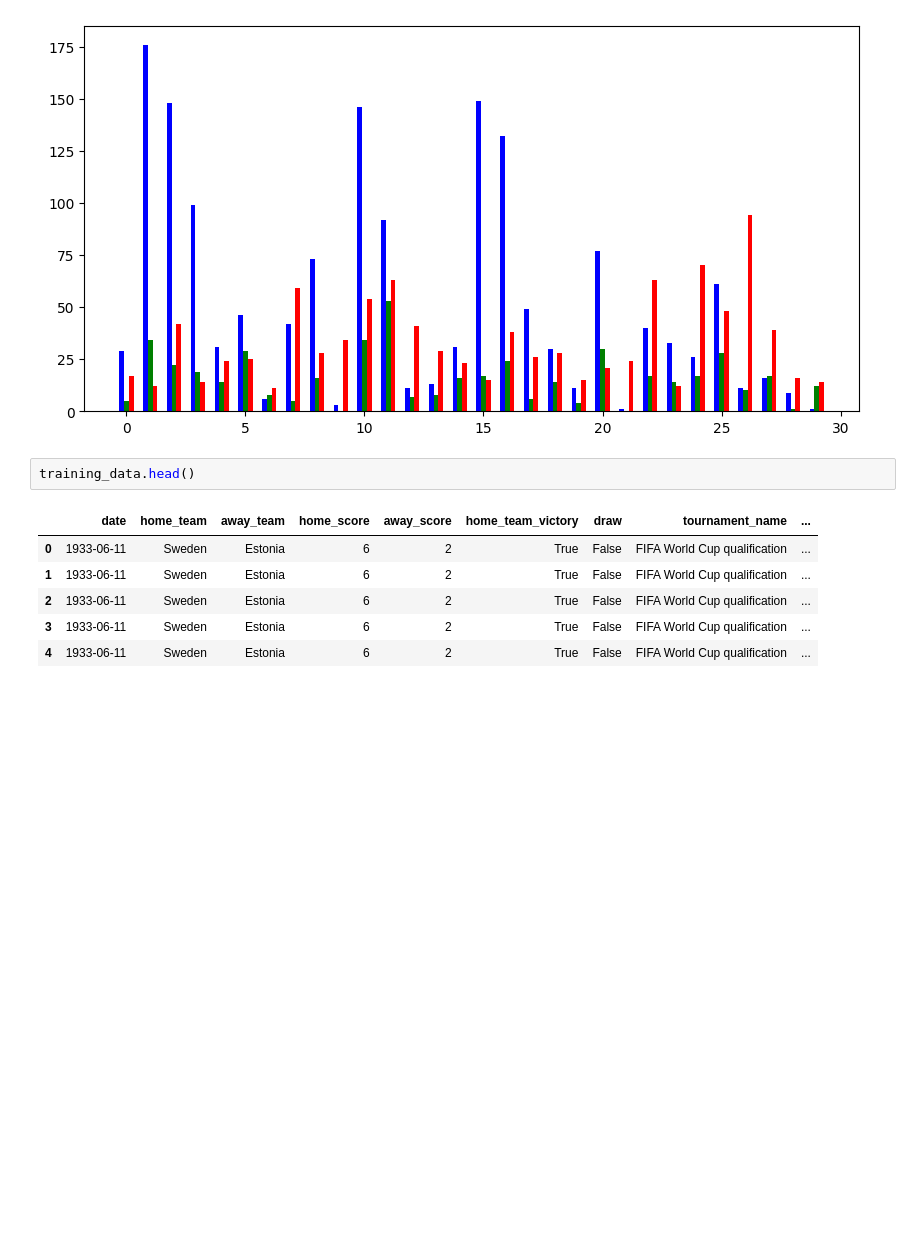
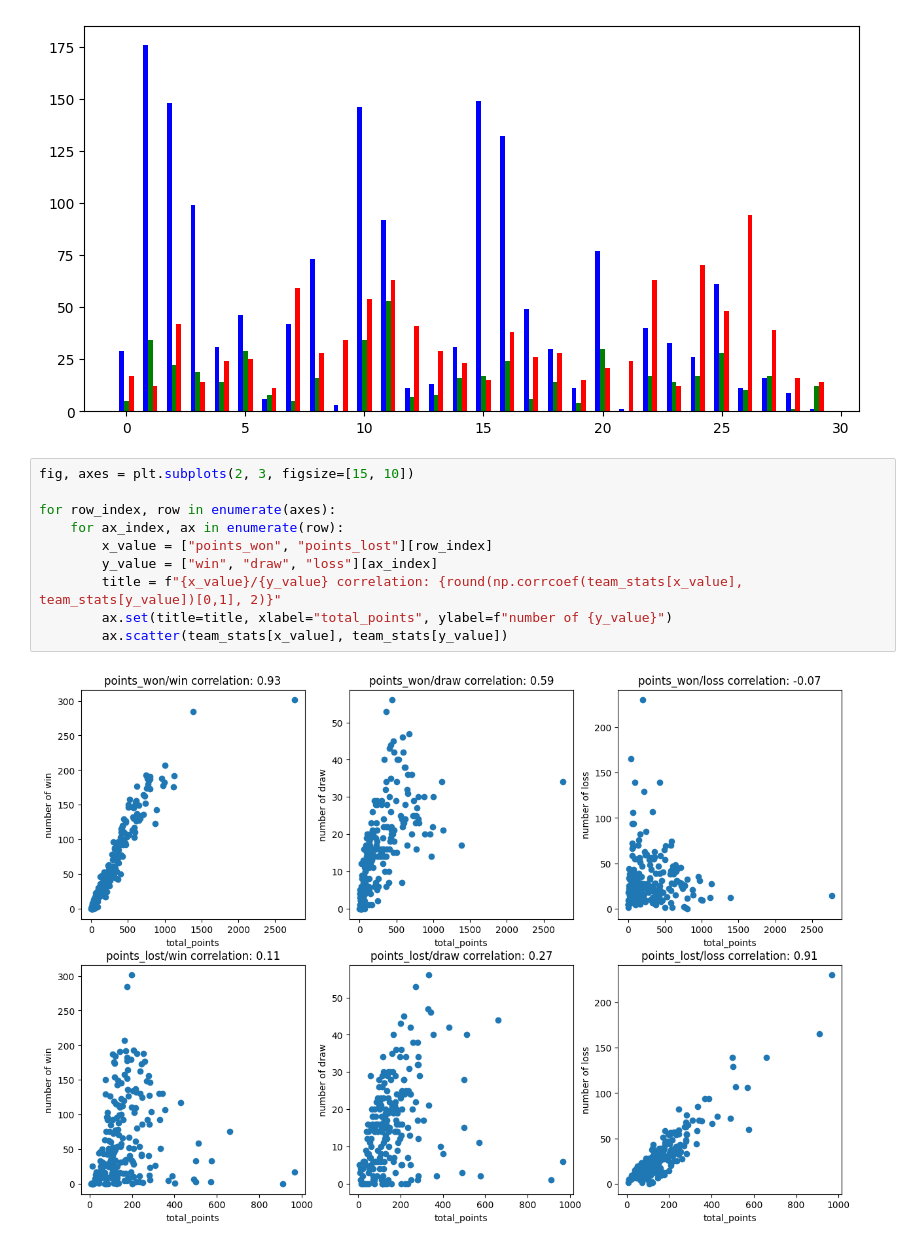
Before and after one commit to mr-kelsey/sp25-aai500-group2, a Jupyter notebook: EDA/Exploration.ipynb, the cells around one changed output. Drawn from its saved outputs; the diff is of its cells as text; blank space fills up the shorter version.

```diff
--- a/EDA/Exploration.ipynb
+++ b/EDA/Exploration.ipynb
@@ -137,12 +139,15 @@ ax.bar(sample.index + 0.2, sample["loss"], width=0.2, color="r", align="center")
 plt.show()
 # %% [output]
 [figure]
-# %%
-training_data.head()
-# %% [output]
-|  | date | home_team | away_team | home_score | away_score | home_team_victory | draw | tournament_name | ... |
-| 0 | 1933-06-11 | Sweden | Estonia | 6 | 2 | True | False | FIFA World Cup qualification | ... |
-| 1 | 1933-06-11 | Sweden | Estonia | 6 | 2 | True | False | FIFA World Cup qualification | ... |
-| 2 | 1933-06-11 | Sweden | Estonia | 6 | 2 | True | False | FIFA World Cup qualification | ... |
-| 3 | 1933-06-11 | Sweden | Estonia | 6 | 2 | True | False | FIFA World Cup qualification | ... |
-| 4 | 1933-06-11 | Sweden | Estonia | 6 | 2 | True | False | FIFA World Cup qualification | ... |
+# %%
+fig, axes = plt.subplots(2, 3, figsize=[15, 10])
+
+for row_index, row in enumerate(axes):
+    for ax_index, ax in enumerate(row):
+        x_value = ["points_won", "points_lost"][row_index]
+        y_value = ["win", "draw", "loss"][ax_index]
+        title = f"{x_value}/{y_value} correlation: {round(np.corrcoef(team_stats[x_value], team_stats[y_value])[0,1], 2)}"
+        ax.set(title=title, xlabel="total_points", ylabel=f"number of {y_value}")
+        ax.scatter(team_stats[x_value], team_stats[y_value])
+# %% [output]
+[figure, added]
```
Also changed, not shown: parts of 1 cell of this notebook, 1 other file.
